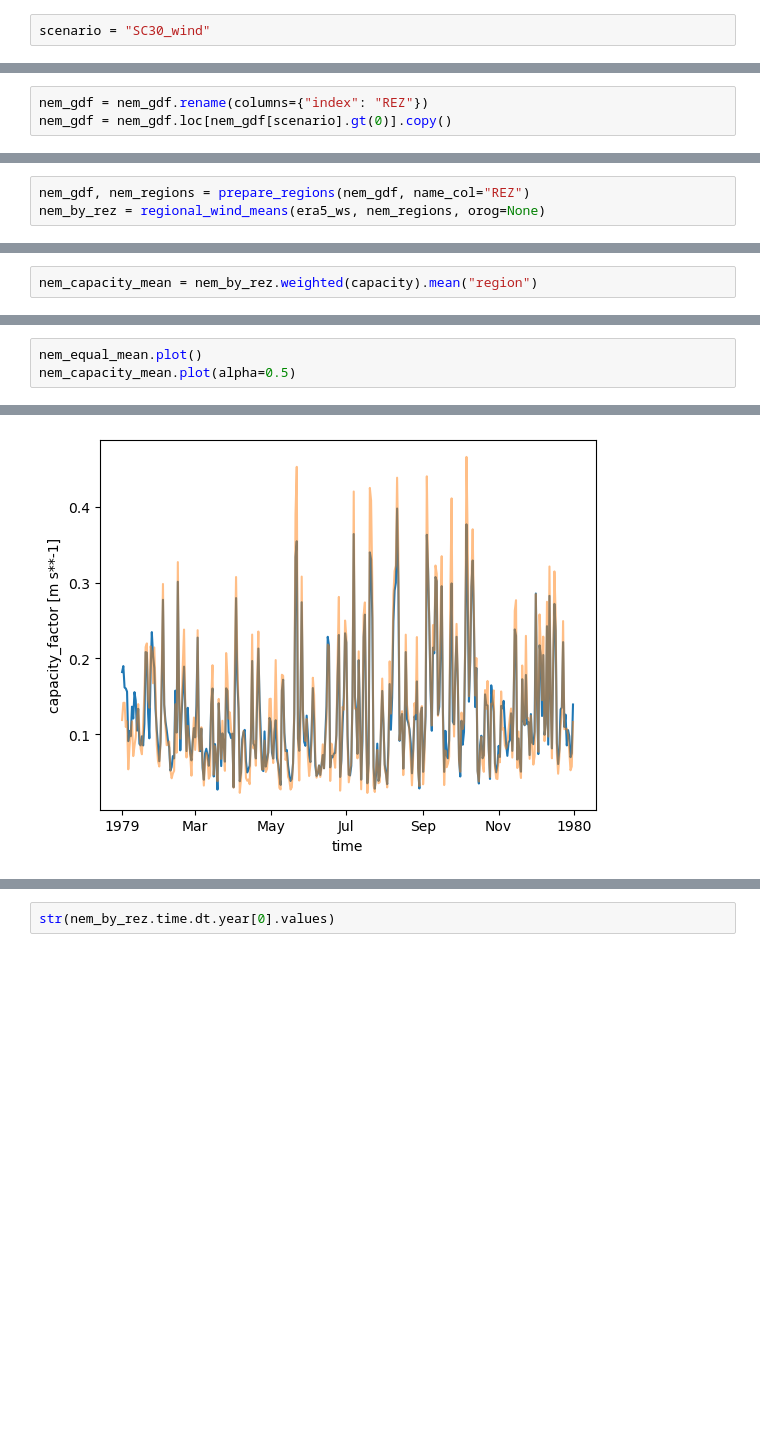
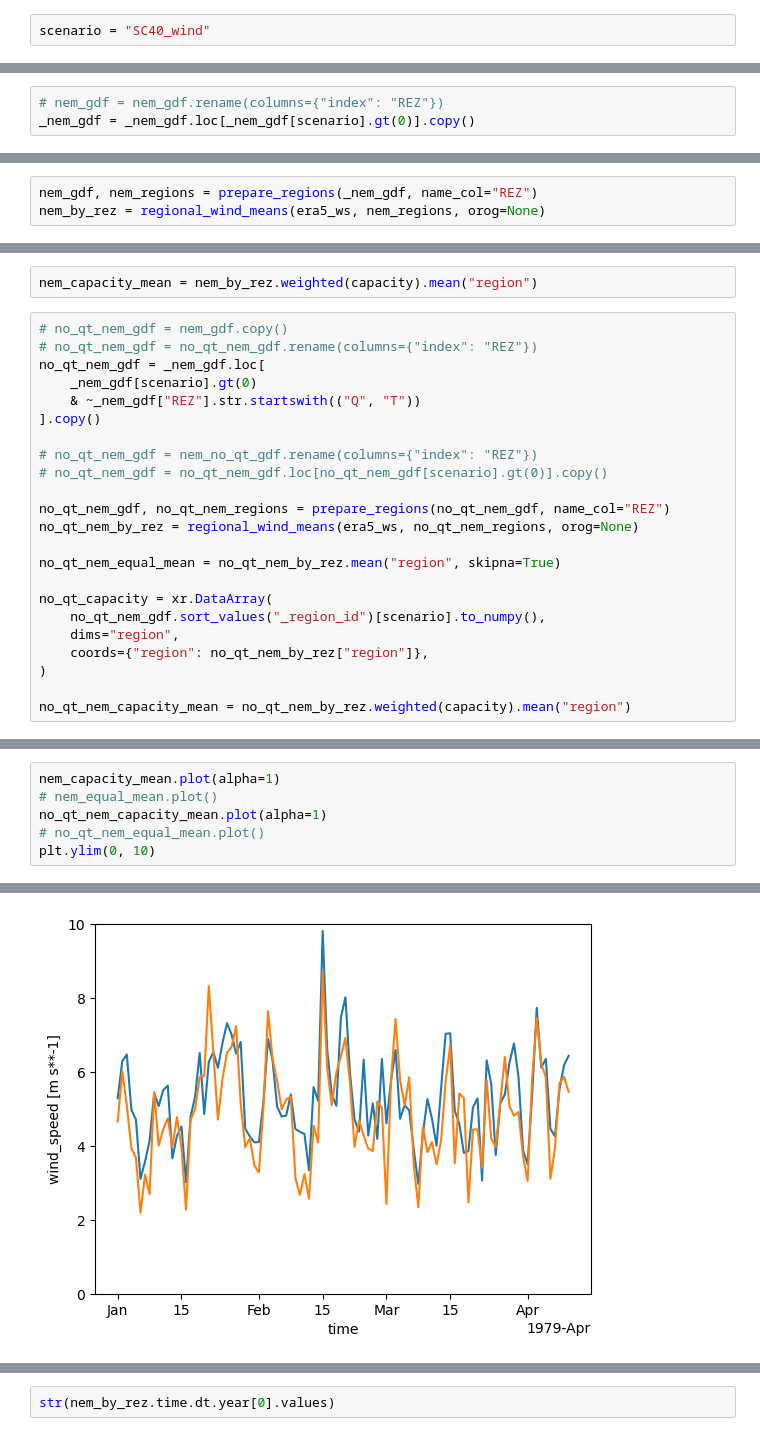
Before and after one commit to dougrichardson/wind_drought, a Jupyter notebook: notebooks/test_grid_masks.ipynb, the cells around one changed output, grey strips where cells are left out. Drawn from its saved outputs; the diff is of its cells as text; blank space fills up the shorter version.

```diff
--- a/notebooks/test_grid_masks.ipynb
+++ b/notebooks/test_grid_masks.ipynb
@@ -96,2 +96,2 @@ nem_gdf = geopandas.read_file(
 # %%
-scenario = "SC30_wind"
+scenario = "SC40_wind"
@@ -126,3 +98,3 @@ nem_no_qt_gdf
 # %%
-nem_gdf = nem_gdf.rename(columns={"index": "REZ"})
-nem_gdf = nem_gdf.loc[nem_gdf[scenario].gt(0)].copy()
+# nem_gdf = nem_gdf.rename(columns={"index": "REZ"})
+_nem_gdf = _nem_gdf.loc[_nem_gdf[scenario].gt(0)].copy()
@@ -129,5 +109,5 @@ nem_gdf = nem_gdf.loc[nem_gdf[scenario].gt(0)].copy()
 # %%
-nem_gdf, nem_regions = prepare_regions(nem_gdf, name_col="REZ")
+nem_gdf, nem_regions = prepare_regions(_nem_gdf, name_col="REZ")
 nem_by_rez = regional_wind_means(era5_ws, nem_regions, orog=None)
 # %%
 nem_equal_mean = nem_by_rez.mean("region", skipna=True)
@@ -139,3 +119,26 @@ capacity = xr.DataArray(
 )
 # %%
 nem_capacity_mean = nem_by_rez.weighted(capacity).mean("region")
+# %%
+# no_qt_nem_gdf = nem_gdf.copy()
+# no_qt_nem_gdf = no_qt_nem_gdf.rename(columns={"index": "REZ"})
+no_qt_nem_gdf = _nem_gdf.loc[
+    _nem_gdf[scenario].gt(0)
+    & ~_nem_gdf["REZ"].str.startswith(("Q", "T"))
+].copy()
+
+# no_qt_nem_gdf = nem_no_qt_gdf.rename(columns={"index": "REZ"})
+# no_qt_nem_gdf = no_qt_nem_gdf.loc[no_qt_nem_gdf[scenario].gt(0)].copy()
+
+no_qt_nem_gdf, no_qt_nem_regions = prepare_regions(no_qt_nem_gdf, name_col="REZ")
+no_qt_nem_by_rez = regional_wind_means(era5_ws, no_qt_nem_regions, orog=None)
+
+no_qt_nem_equal_mean = no_qt_nem_by_rez.mean("region", skipna=True)
+
+no_qt_capacity = xr.DataArray(
+    no_qt_nem_gdf.sort_values("_region_id")[scenario].to_numpy(),
+    dims="region",
+    coords={"region": no_qt_nem_by_rez["region"]},
+)
+
+no_qt_nem_capacity_mean = no_qt_nem_by_rez.weighted(capacity).mean("region")
@@ -142,4 +168,7 @@ nem_capacity_mean = nem_by_rez.weighted(capacity).mean("region")
 # %%
-nem_equal_mean.plot()
-nem_capacity_mean.plot(alpha=0.5)
+nem_capacity_mean.plot(alpha=1)
+# nem_equal_mean.plot()
+no_qt_nem_capacity_mean.plot(alpha=1)
+# no_qt_nem_equal_mean.plot()
+plt.ylim(0, 10)
 # %% [output]
@@ -147 +176 @@ nem_capacity_mean.plot(alpha=0.5)
-[figure, old version]
+[figure, new version]
```
Also changed, not shown: parts of 13 cells of this notebook, 6 other files.
